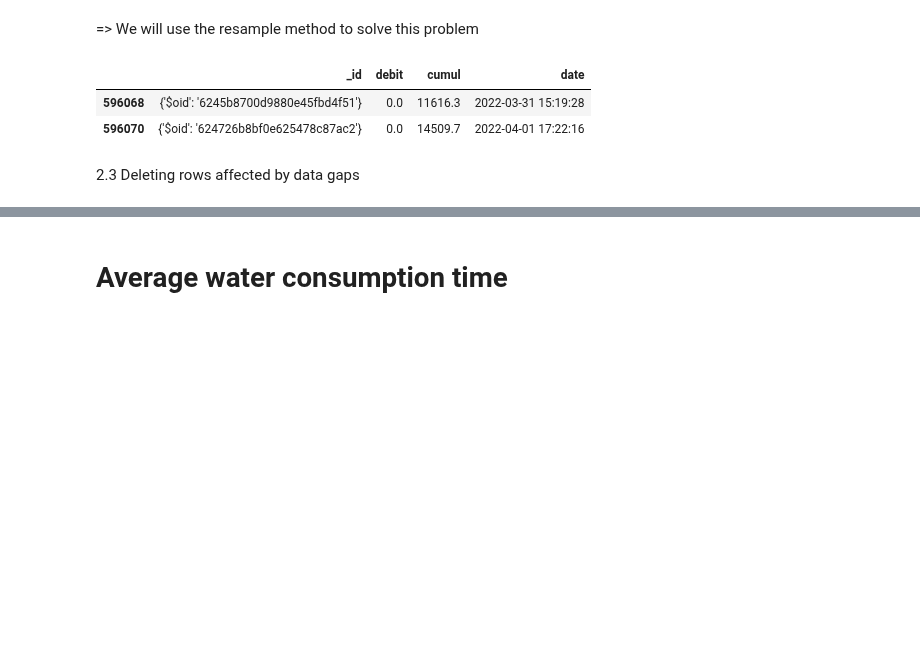
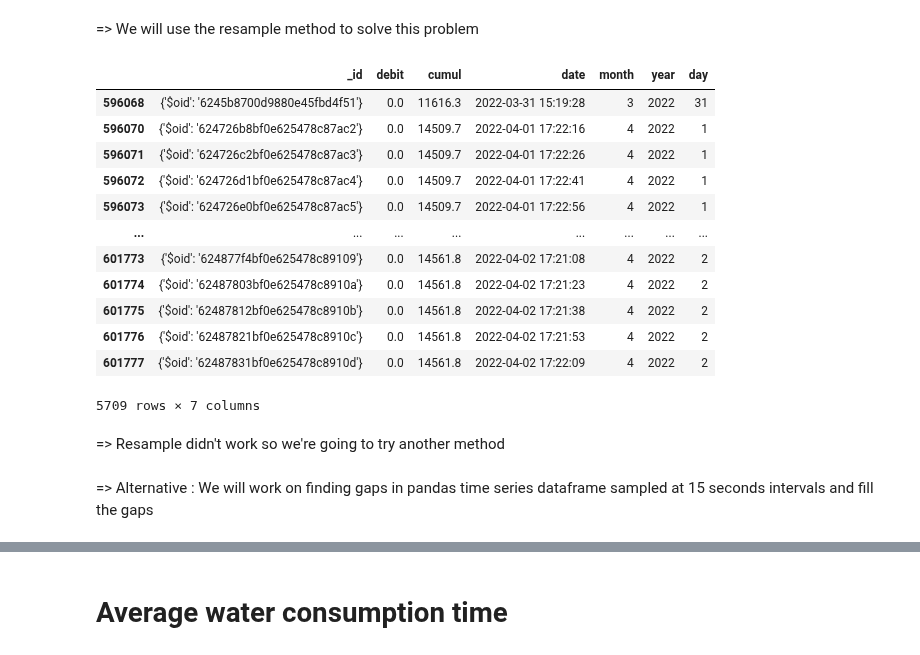
Before and after one commit to Cyrine-afk/Water-Consumption, a Jupyter notebook: Water DB.ipynb, the cells around one changed output, grey strips where cells are left out. Drawn from its saved outputs; the diff is of its cells as text; code cells hidden in the pictures; blank space fills up the shorter version.

Commit message:
Lookinf for gaps in time series values sampled at 15 seconds intervals and filling the gaps

```diff
--- a/Water DB.ipynb
+++ b/Water DB.ipynb
@@ -337,7 +337,7 @@ cumul_gaps4
 #f2 = (water_json_subset["month"] >= 3) & (water_json_subset["month"] <= 4)
 #f4 = (water_json_subset["cumul"] >= 11616)
 start_date="2022-03-31 15:19:28"
-end_date="2022-04-01 17:22:16"
+end_date="2022-04-02 17:22:16"
 f2 = (water_json_subset["date"] >= start_date)
 f3 = (water_json_subset["date"] <= end_date)
 
@@ -619,14 +624,27 @@ plt.show()
 # %% [markdown]
 => We will use the resample method to solve this problem
 # %%
-cumul_g.resample('15S', on='date').mean()
+cumul_g.resample('15S', on='date').mean().ffill()
 
+#cumul_g.resample('15H').mean().ffill()
+#cumul_g.resample('15S').mean()
 
-#cumul_g.resample('15S').mean()
 cumul_g
 # %% [output]
-|  | _id | debit | cumul | date |
-| 596068 | {'$oid': '6245b8700d9880e45fbd4f51'} | 0.0 | 11616.3 | 2022-03-31 15:19:28 |
-| 596070 | {'$oid': '624726b8bf0e625478c87ac2'} | 0.0 | 14509.7 | 2022-04-01 17:22:16 |
+|  | _id | debit | cumul | date | month | year | day |
+| 596068 | {'$oid': '6245b8700d9880e45fbd4f51'} | 0.0 | 11616.3 | 2022-03-31 15:19:28 | 3 | 2022 | 31 |
+| 596070 | {'$oid': '624726b8bf0e625478c87ac2'} | 0.0 | 14509.7 | 2022-04-01 17:22:16 | 4 | 2022 | 1 |
+| 596071 | {'$oid': '624726c2bf0e625478c87ac3'} | 0.0 | 14509.7 | 2022-04-01 17:22:26 | 4 | 2022 | 1 |
+| 596072 | {'$oid': '624726d1bf0e625478c87ac4'} | 0.0 | 14509.7 | 2022-04-01 17:22:41 | 4 | 2022 | 1 |
+| 596073 | {'$oid': '624726e0bf0e625478c87ac5'} | 0.0 | 14509.7 | 2022-04-01 17:22:56 | 4 | 2022 | 1 |
+| ... | ... | ... | ... | ... | ... | ... | ... |
+| 601773 | {'$oid': '624877f4bf0e625478c89109'} | 0.0 | 14561.8 | 2022-04-02 17:21:08 | 4 | 2022 | 2 |
+| 601774 | {'$oid': '62487803bf0e625478c8910a'} | 0.0 | 14561.8 | 2022-04-02 17:21:23 | 4 | 2022 | 2 |
+| 601775 | {'$oid': '62487812bf0e625478c8910b'} | 0.0 | 14561.8 | 2022-04-02 17:21:38 | 4 | 2022 | 2 |
+| 601776 | {'$oid': '62487821bf0e625478c8910c'} | 0.0 | 14561.8 | 2022-04-02 17:21:53 | 4 | 2022 | 2 |
+| 601777 | {'$oid': '62487831bf0e625478c8910d'} | 0.0 | 14561.8 | 2022-04-02 17:22:09 | 4 | 2022 | 2 |
+5709 rows × 7 columns
-# %% [markdown]
-2.3 Deleting rows affected by data gaps
+# %% [markdown]
+=> Resample didn't work so we're going to try another method
+# %% [markdown]
+=> Alternative : We will work on finding gaps in pandas time series dataframe sampled at 15 seconds intervals and fill the gaps
```
Also changed, not shown: parts of 11 cells of this notebook.
